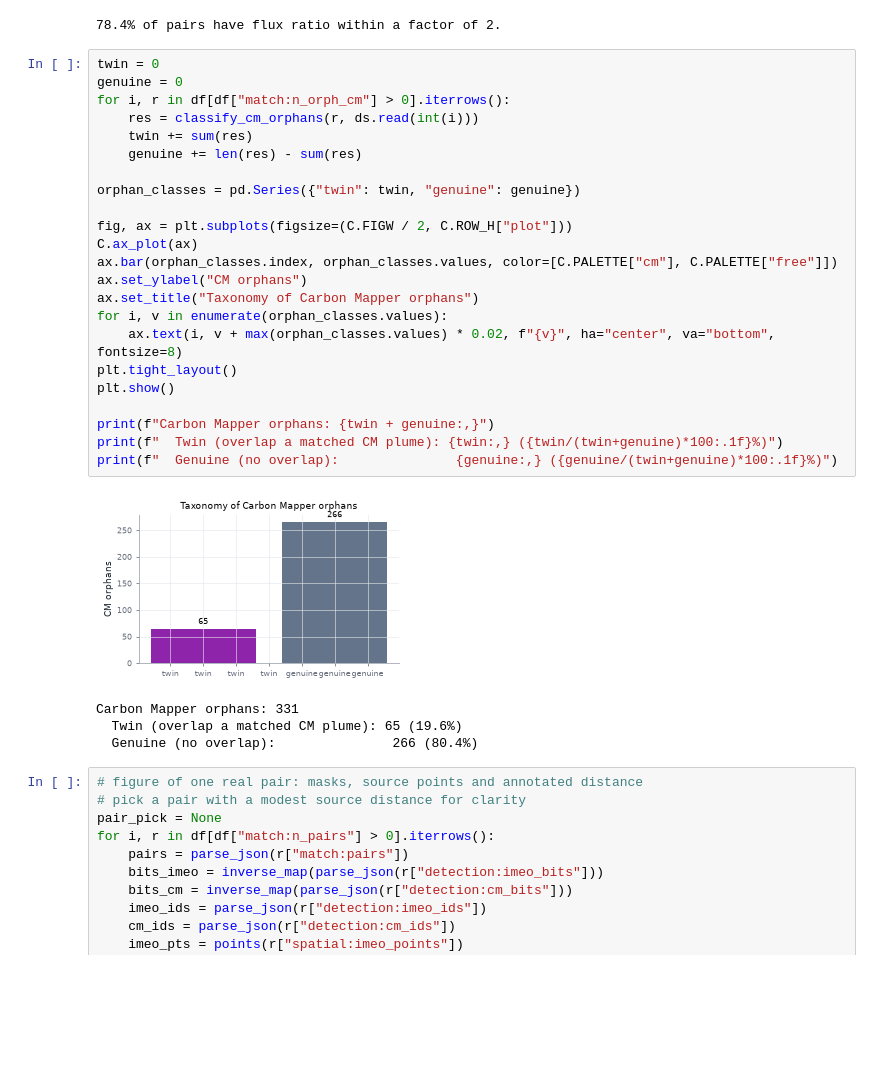
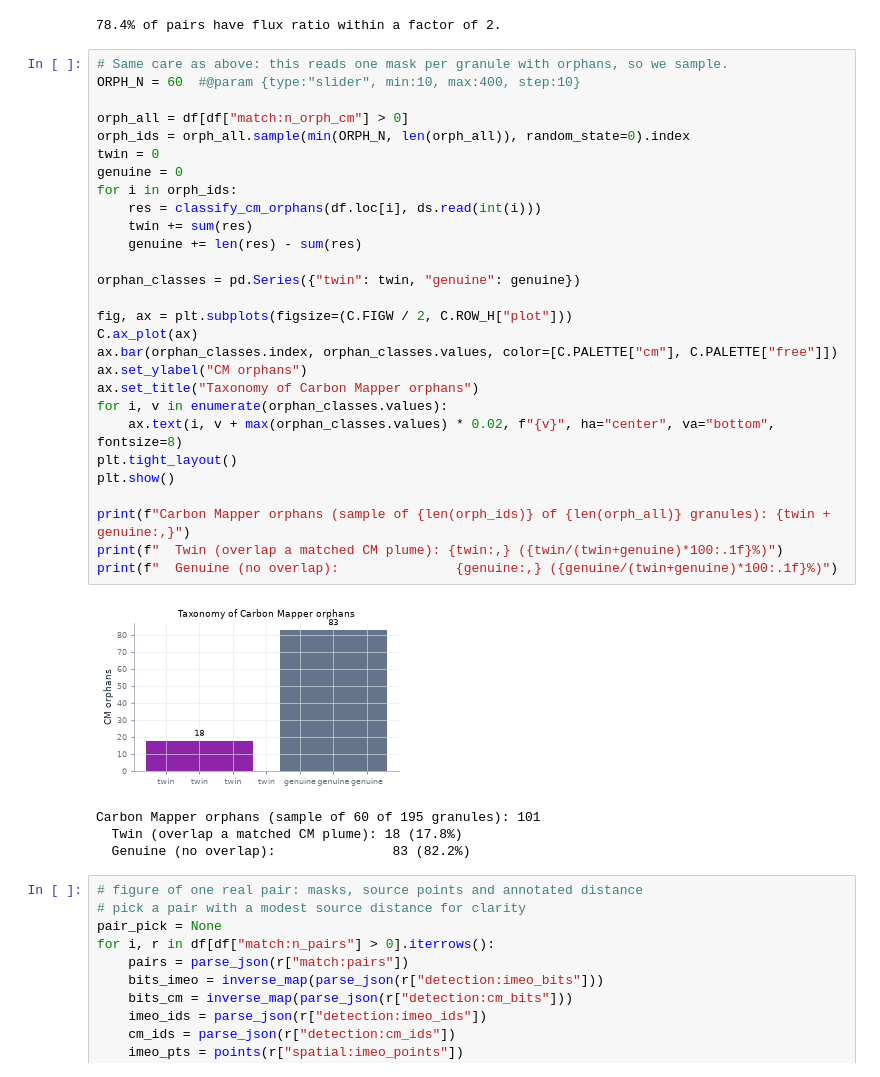
Before and after one commit to IPL-UV/taco-methaneset, a Jupyter notebook: methaneset-codes/notebooks/03_emit.ipynb, the cells around one changed output. Drawn from its saved outputs; the diff is of its cells as text; blank space fills up the shorter version.

Commit message:
Sample the orphan taxonomy too, so no cell reads every granule over HTTP

```diff
--- a/methaneset-codes/notebooks/03_emit.ipynb
+++ b/methaneset-codes/notebooks/03_emit.ipynb
@@ -650,33 +650,38 @@ Median source distance: 53 m
 [figure]
 78.4% of pairs have flux ratio within a factor of 2.
 # %%
+# Same care as above: this reads one mask per granule with orphans, so we sample.
+ORPH_N = 60  #@param {type:"slider", min:10, max:400, step:10}
+
+orph_all = df[df["match:n_orph_cm"] > 0]
+orph_ids = orph_all.sample(min(ORPH_N, len(orph_all)), random_state=0).index
 twin = 0
 genuine = 0
-for i, r in df[df["match:n_orph_cm"] > 0].iterrows():
-    res = classify_cm_orphans(r, ds.read(int(i)))
+for i in orph_ids:
+    res = classify_cm_orphans(df.loc[i], ds.read(int(i)))
     twin += sum(res)
     genuine += len(res) - sum(res)
 
 orphan_classes = pd.Series({"twin": twin, "genuine": genuine})
 
 fig, ax = plt.subplots(figsize=(C.FIGW / 2, C.ROW_H["plot"]))
 C.ax_plot(ax)
 ax.bar(orphan_classes.index, orphan_classes.values, color=[C.PALETTE["cm"], C.PALETTE["free"]])
 ax.set_ylabel("CM orphans")
 ax.set_title("Taxonomy of Carbon Mapper orphans")
 for i, v in enumerate(orphan_classes.values):
     ax.text(i, v + max(orphan_classes.values) * 0.02, f"{v}", ha="center", va="bottom", fontsize=8)
 plt.tight_layout()
 plt.show()
 
-print(f"Carbon Mapper orphans: {twin + genuine:,}")
+print(f"Carbon Mapper orphans (sample of {len(orph_ids)} of {len(orph_all)} granules): {twin + genuine:,}")
 print(f"  Twin (overlap a matched CM plume): {twin:,} ({twin/(twin+genuine)*100:.1f}%)")
 print(f"  Genuine (no overlap):               {genuine:,} ({genuine/(twin+genuine)*100:.1f}%)")
 # %% [output]
-[figure, old version]
+[figure, new version]
-Carbon Mapper orphans: 331
-  Twin (overlap a matched CM plume): 65 (19.6%)
-  Genuine (no overlap):               266 (80.4%)
+Carbon Mapper orphans (sample of 60 of 195 granules): 101
+  Twin (overlap a matched CM plume): 18 (17.8%)
+  Genuine (no overlap):               83 (82.2%)
 # %%
 # figure of one real pair: masks, source points and annotated distance
 # pick a pair with a modest source distance for clarity
```
Also changed, not shown: parts of 1 cell of this notebook.
